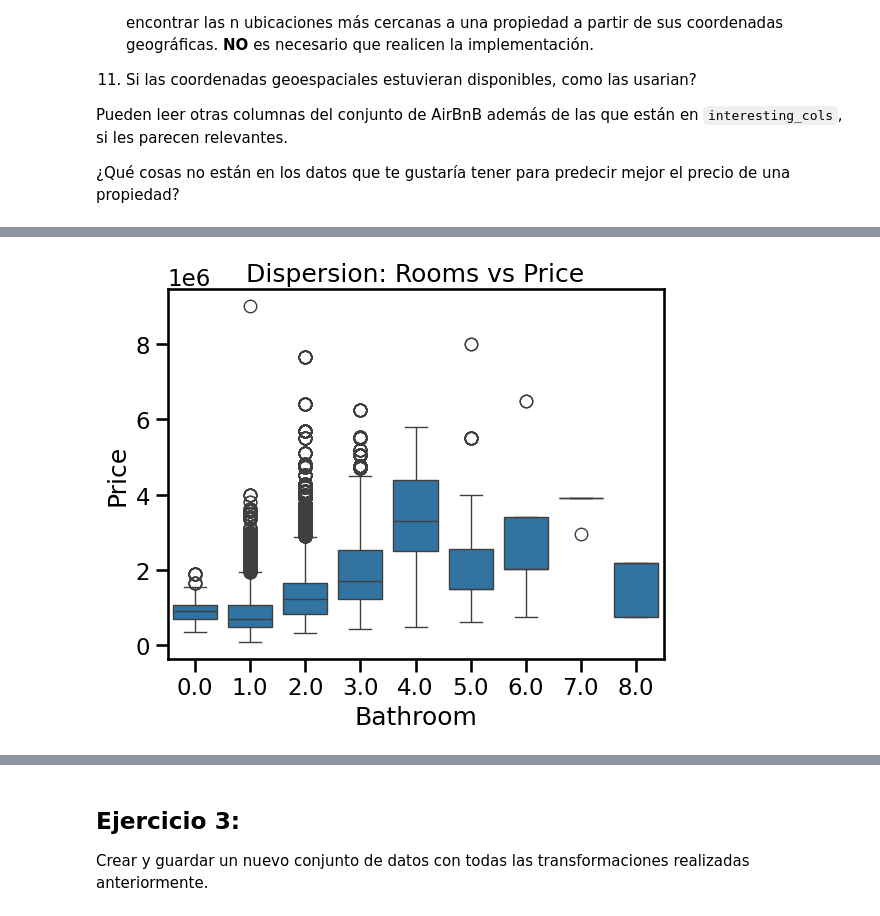
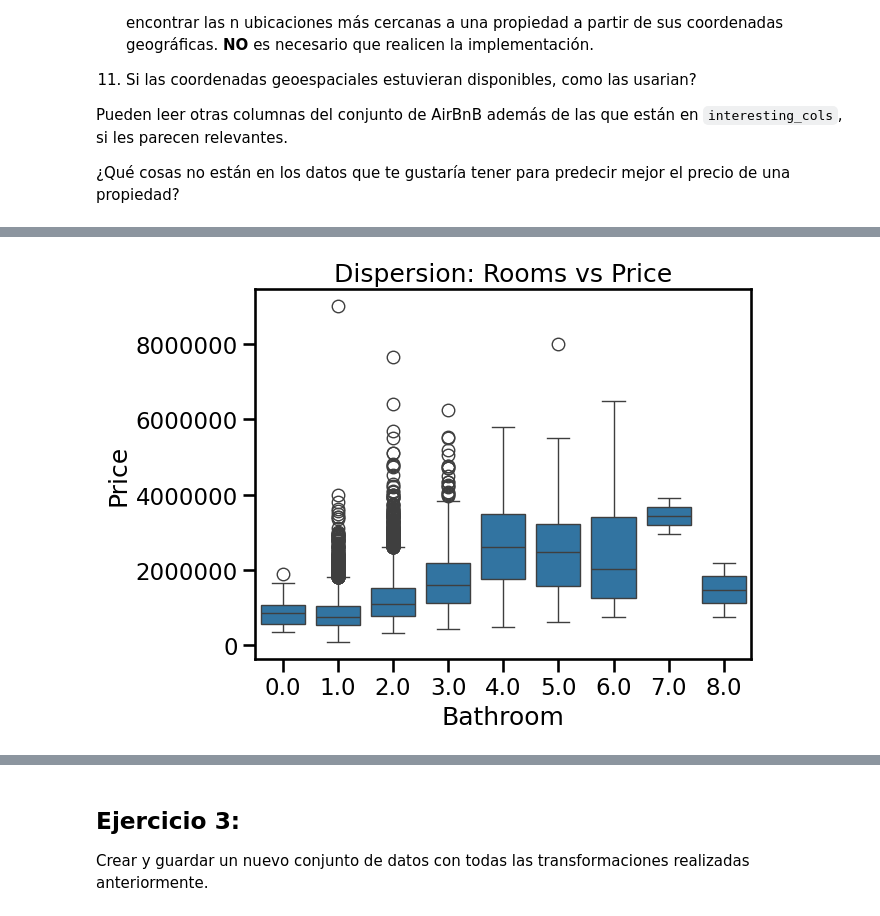
Before and after one commit to ramirobarone/CienciaDeDatosDiplo, a Jupyter notebook: Entregable_parte_1_eycd.ipynb, the cells around one changed output, grey strips where cells are left out. Drawn from its saved outputs; the diff is of its cells as text; code cells hidden in the pictures.

```diff
--- a/Entregable_parte_1_eycd.ipynb
+++ b/Entregable_parte_1_eycd.ipynb
@@ -295,7 +297,7 @@ Pueden leer otras columnas del conjunto de AirBnB además de las que están en `
 #1 -Seleccionar un subconjunto de columnas que les parezcan relevantes al problema de predicción del valor de la propiedad. Justificar explicitamente las columnas seleccionadas y las que no lo fueron.
 
 #Vamos a utilizar la columnas Price, Rooms, Bedroom2 y bathroom ya que tienen una buena correlacion con el precio de las propiedades
-
-correlaciones = pandas.read_sql(queryJoin, con=engine).select_dtypes(include=[numpy.number]).corr().abs()
-correlaciones['Price'].sort_values(ascending=False)
+queryEjercicio2 = "select * from melb"
+resultCorrelacion = pandas.read_sql_query(queryEjercicio2, engine).select_dtypes(include=[numpy.number]).corr().abs()
+resultCorrelacion['Price'].sort_values(ascending=False)
 # %% [output]
@@ -369,3 +373,6 @@ plt.show()
 # %%
+columnasSeleccionadas = ['Price', 'Rooms', 'Bedroom2', 'Bathroom']
+result = pandas.read_sql(queryEjercicio2, con=engine)[columnasSeleccionadas]
+
 result.sort_values(by='Price', ascending=True)
 # %% [output]
@@ -385,9 +400,14 @@ result.sort_values(by='Price', ascending=True)
 # %%
-seaborn.boxplot(x='Bathroom', y='Price', data=result)
+# 2.  Mostrar la dispersión o distribución de las columnas seleccionadas.
+
+ax = seaborn.boxplot(x='Bathroom', y='Price', data=result)
 plt.title('Dispersion: Rooms vs Price')
+
+ax.yaxis.set_major_formatter(mticker.FormatStrFormatter('%.0f'))
+
 plt.show()
 # %% [output]
-[figure, old version]
+[figure, new version]
 # %%
 #Eliminar valores atípicos de propiedades con valores mayor a 6 millone
 
```
Also changed, not shown: parts of 16 cells of this notebook.
